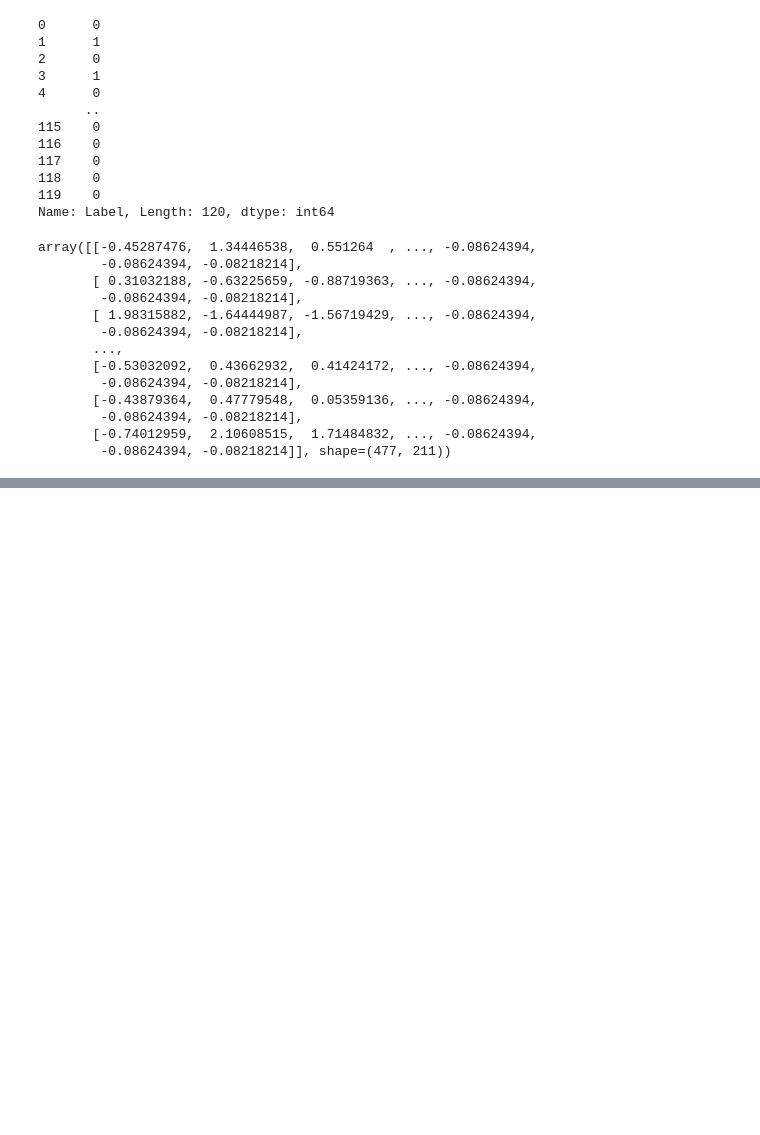
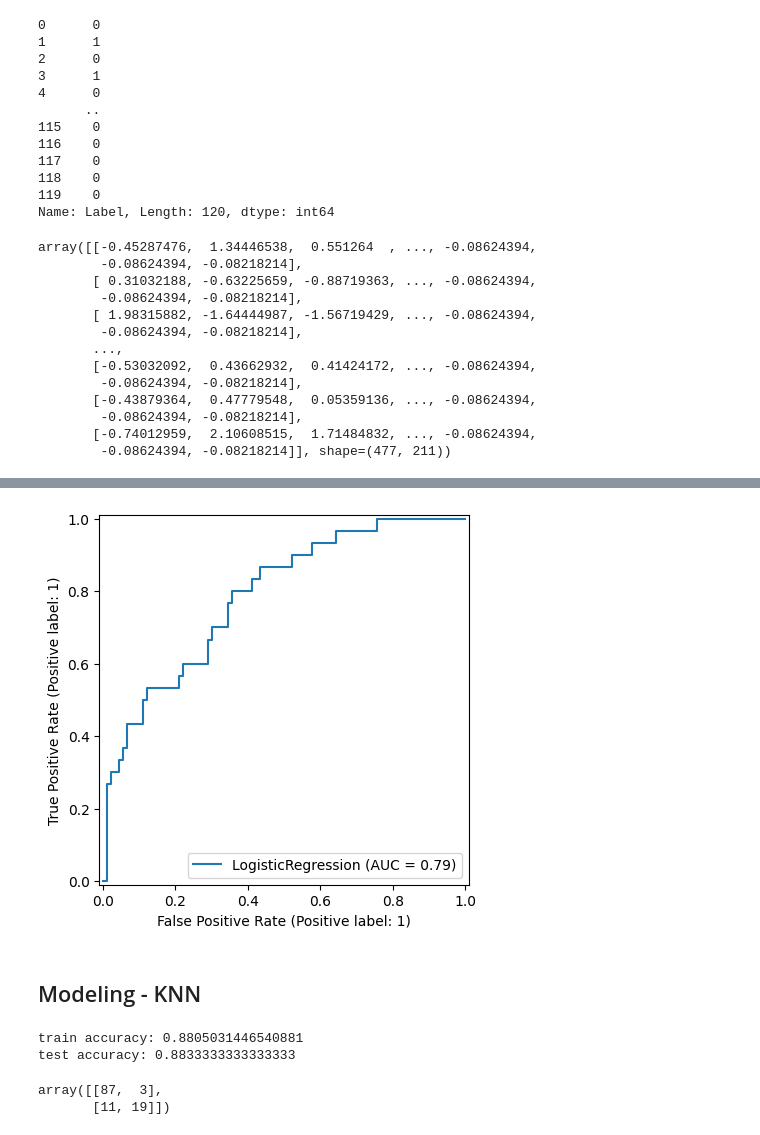
Before and after one commit to Me-Pasha/drug-induced-autoimmunity, a Jupyter notebook: drug induced autoimmunity prediction .ipynb, the cells around one changed output, grey strips where cells are left out. Saved outputs shown, nothing was run; the diff lists cells and outputs as text; code cells hidden in the pictures; blank space fills up the shorter version.

```diff
--- a/drug induced autoimmunity prediction .ipynb
+++ b/drug induced autoimmunity prediction .ipynb
@@ -497,0 +527,33 @@ weighted avg       0.78      0.78      0.78       120
+# %%
+from sklearn.metrics import RocCurveDisplay
+log_reg_disp = RocCurveDisplay.from_estimator(log_reg_model, X_test_scaled, y_test)
+# %% [output]
+[figure, added]
+# %% [markdown]
+## Modeling - KNN
+# %%
+#Default Modeling
+from sklearn.neighbors import KNeighborsClassifier
+knn_model = KNeighborsClassifier()
+knn_model.fit(X_train_scaled, y_train)
+
+#prediction
+y_pred_train = knn_model.predict(X_train_scaled)
+y_pred_test = knn_model.predict(X_test_scaled)
+
+#evaluation
+#1. train test accuracy
+print("train accuracy:", accuracy_score(y_train, y_pred_train))
+print("test accuracy:", accuracy_score(y_test, y_pred_test))
+
+#2. cross validation score
+scores = cross_val_score(knn_model, X_scaled, y)
+# %% [output]
+train accuracy: 0.8805031446540881
+test accuracy: 0.8833333333333333
+# %%
+from sklearn.metrics import confusion_matrix
+confusion_matrix(y_test, y_pred_test)
+# %% [output]
+array([[87,  3],
+       [11, 19]])
```
Also changed, not shown: parts of 24 cells of this notebook.
